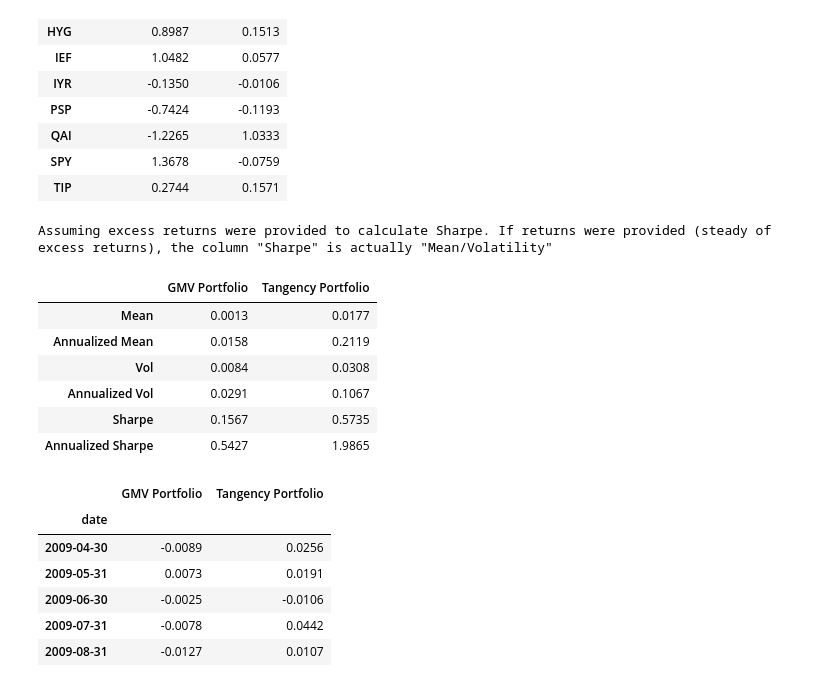
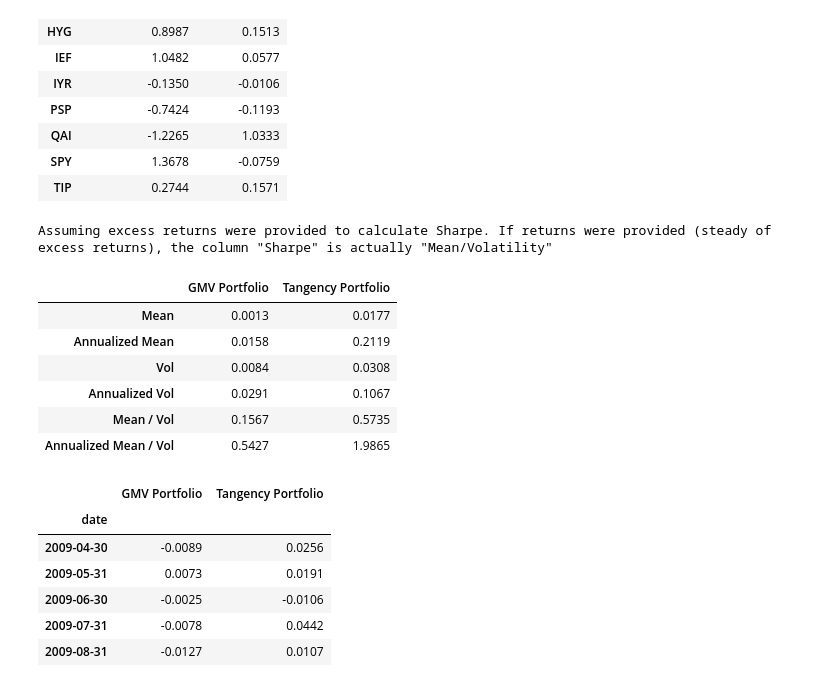
Before and after one commit to Fernando-Urbano/finm-portfolio-and-risk-management, a Jupyter notebook: homework-1/homework_1.ipynb, the cells around one changed output. Drawn from its saved outputs; the diff is of its cells as text; code cells hidden in the pictures.

```diff
--- a/homework-1/homework_1.ipynb
+++ b/homework-1/homework_1.ipynb
@@ -860,26 +898,27 @@ total_returns_weights
 # %%
 total_return_portfolios = pd.concat([
     pmh.calc_gmv_weights(assets_total_returns, return_port_ret=True),
     pmh.calc_tangency_weights(assets_total_returns, return_port_ret=True)
 ], axis=1)
 
 (
     pmh.calc_summary_statistics(
         total_return_portfolios,
         annual_factor=12,
         keep_columns=["Mean", "Vol", "Sharpe"]
     )
+    .rename({"Sharpe": "Mean / Vol", "Annualized Sharpe": "Annualized Mean / Vol"}, axis=1)
     .transpose()
 )
 # %% [output]
 Assuming excess returns were provided to calculate Sharpe. If returns were provided (steady of excess returns), the column "Sharpe" is actually "Mean/Volatility"
 |  | GMV Portfolio | Tangency Portfolio |
 | Mean | 0.0013 | 0.0177 |
 | Annualized Mean | 0.0158 | 0.2119 |
 | Vol | 0.0084 | 0.0308 |
 | Annualized Vol | 0.0291 | 0.1067 |
-| Sharpe | 0.1567 | 0.5735 |
-| Annualized Sharpe | 0.5427 | 1.9865 |
+| Mean / Vol | 0.1567 | 0.5735 |
+| Annualized Mean / Vol | 0.5427 | 1.9865 |
 # %%
 total_return_portfolios
 # %% [output]
```
Also changed, not shown: parts of 19 cells of this notebook, 14 other files.
